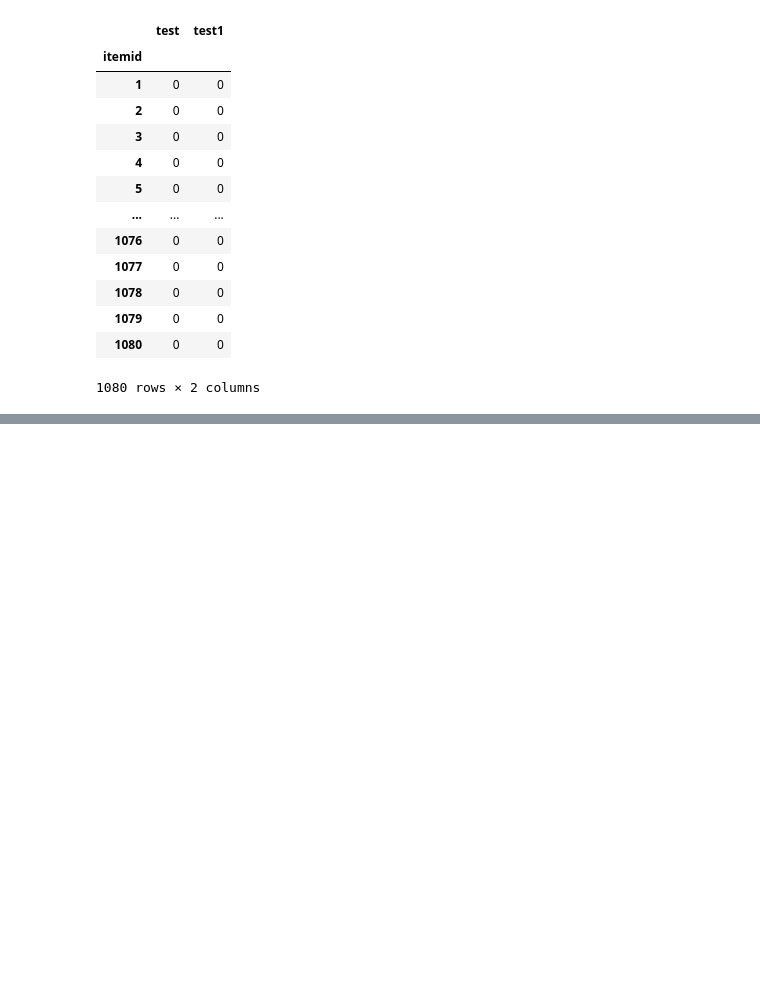
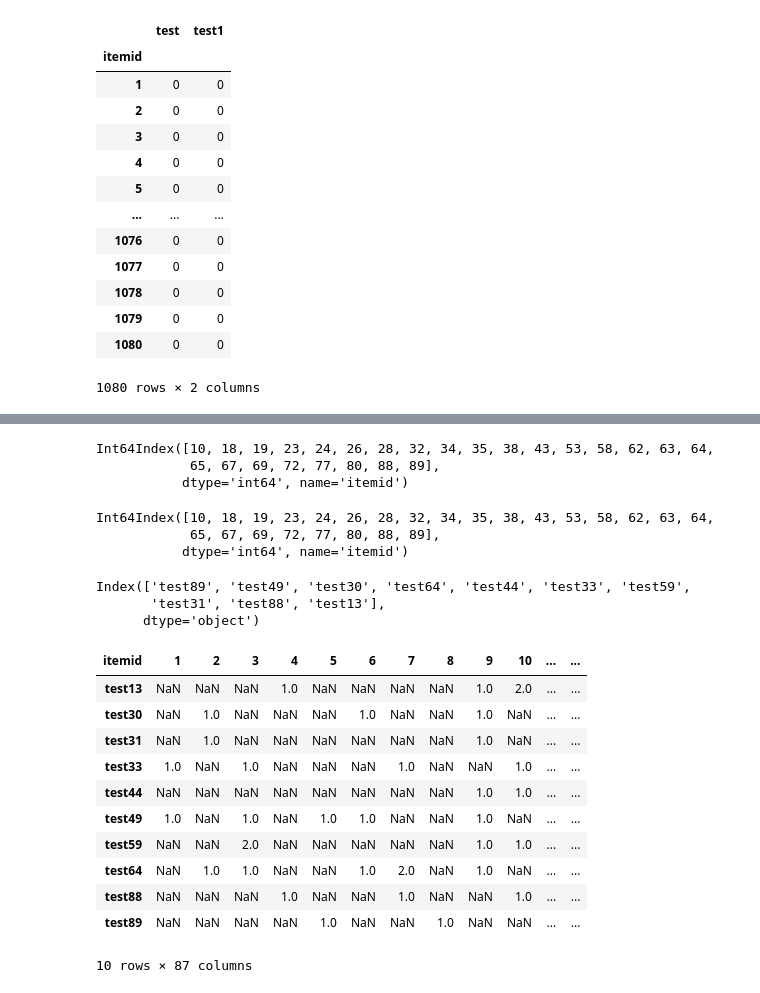
Before and after one commit to Encore16Backend/ByeBuyingAI, a Jupyter notebook: TableToDataFrame.ipynb, the cells around one changed output, grey strips where cells are left out. Drawn from its saved outputs; the diff is of its cells as text; code cells hidden in the pictures; blank space fills up the shorter version.

```diff
--- a/TableToDataFrame.ipynb
+++ b/TableToDataFrame.ipynb
@@ -186,0 +182,5 @@ test
+# %%
+n = 11
+userid = 'test'
+similar_users = user_similarity[:][userid].sort_values(ascending=False)[1:n]
+similar_users
@@ -186,0 +199,37 @@ test
+# %%
+df[df.test != 0].index
+# %% [output]
+Int64Index([10, 18, 19, 23, 24, 26, 28, 32, 34, 35, 38, 43, 53, 58, 62, 63, 64,
+            65, 67, 69, 72, 77, 80, 88, 89],
+           dtype='int64', name='itemid')
+# %%
+purchased_itemids = df[df.test != 0].index
+purchased_itemids
+# %% [output]
+Int64Index([10, 18, 19, 23, 24, 26, 28, 32, 34, 35, 38, 43, 53, 58, 62, 63, 64,
+            65, 67, 69, 72, 77, 80, 88, 89],
+           dtype='int64', name='itemid')
+# %%
+similar_users.index
+# %% [output]
+Index(['test89', 'test49', 'test30', 'test64', 'test44', 'test33', 'test59',
+       'test31', 'test88', 'test13'],
+      dtype='object')
+# %%
+df_T = df.replace(0, np.NaN).T
+# %%
+similar_user_items = df_T[df_T.index.isin(similar_users.index)].dropna(axis=1, how='all')
+similar_user_items
+# %% [output]
+| itemid | 1 | 2 | 3 | 4 | 5 | 6 | 7 | 8 | 9 | 10 | ... | ... |
+| test13 | NaN | NaN | NaN | 1.0 | NaN | NaN | NaN | NaN | 1.0 | 2.0 | ... | ... |
+| test30 | NaN | 1.0 | NaN | NaN | NaN | 1.0 | NaN | NaN | 1.0 | NaN | ... | ... |
+| test31 | NaN | 1.0 | NaN | NaN | NaN | NaN | NaN | NaN | 1.0 | NaN | ... | ... |
+| test33 | 1.0 | NaN | 1.0 | NaN | NaN | NaN | 1.0 | NaN | NaN | 1.0 | ... | ... |
+| test44 | NaN | NaN | NaN | NaN | NaN | NaN | NaN | NaN | 1.0 | 1.0 | ... | ... |
+| test49 | 1.0 | NaN | 1.0 | NaN | 1.0 | 1.0 | NaN | NaN | 1.0 | NaN | ... | ... |
+| test59 | NaN | NaN | 2.0 | NaN | NaN | NaN | NaN | NaN | 1.0 | 1.0 | ... | ... |
+| test64 | NaN | 1.0 | 1.0 | NaN | NaN | 1.0 | 2.0 | NaN | 1.0 | NaN | ... | ... |
+| test88 | NaN | NaN | NaN | 1.0 | NaN | NaN | 1.0 | NaN | NaN | 1.0 | ... | ... |
+| test89 | NaN | NaN | NaN | NaN | 1.0 | NaN | NaN | 1.0 | NaN | NaN | ... | ... |
+10 rows × 87 columns
```
Also changed, not shown: parts of 21 cells of this notebook, 4 other files.
